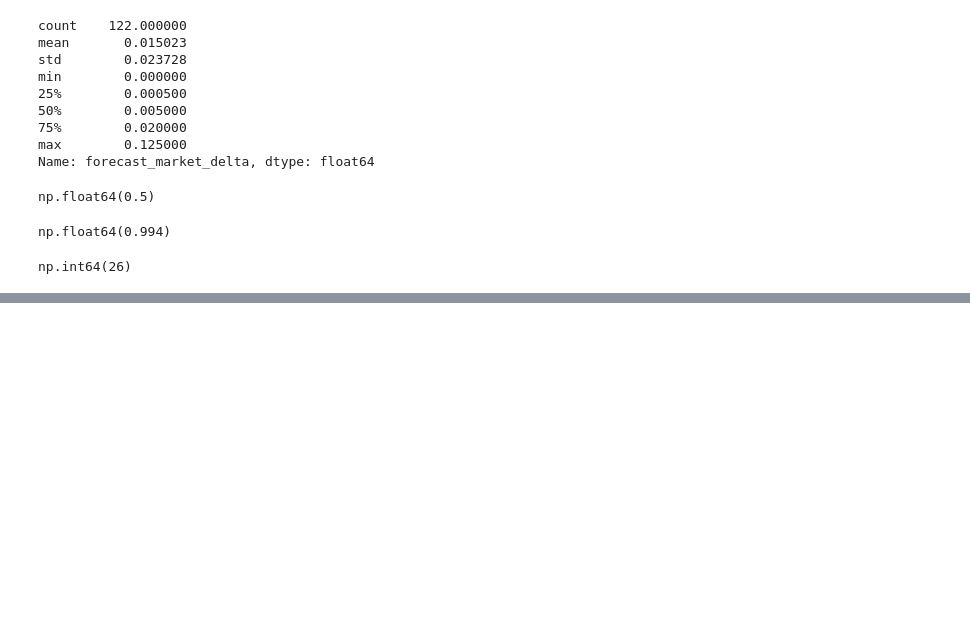
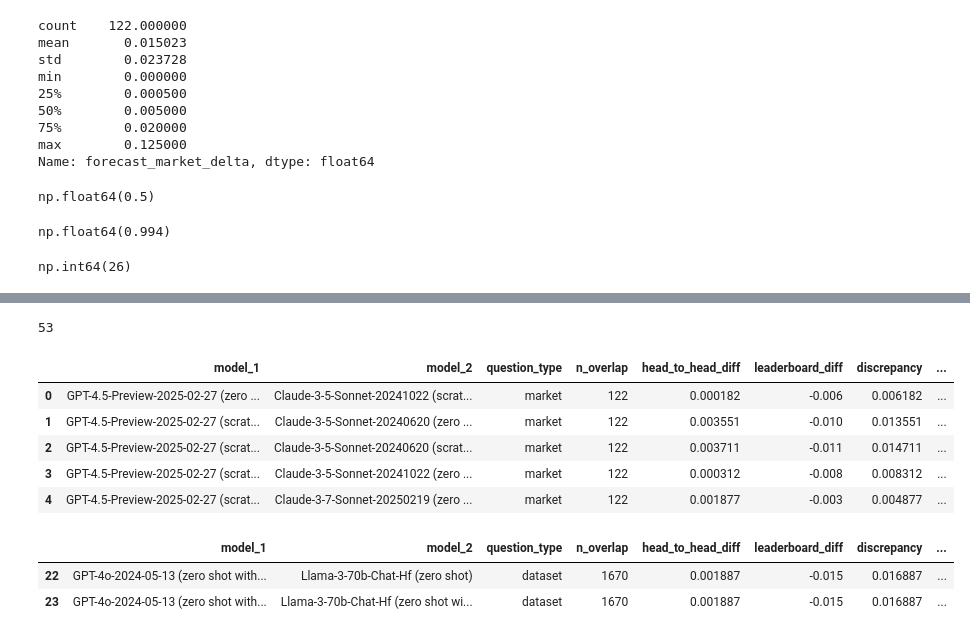
Before and after one commit to forecastingresearch/forecastbench-stability-analysis, a Jupyter notebook: notebooks/blog_post.ipynb, the cells around one changed output, grey strips where cells are left out. Cells and saved outputs as stored; diff of their text form; code cells hidden in the pictures; blank space fills up the shorter version.

```diff
--- a/notebooks/blog_post.ipynb
+++ b/notebooks/blog_post.ipynb
@@ -55,0 +178,23 @@ np.int64(26)
+# %%
+df_market_reversals = get_rank_reversals(df=df,
+                                          df_leaderboard=df_leaderboard,
+                                          question_type="market",
+                                          models=top_models,
+                                          min_overlap=100)
+print(len(df_market_reversals))
+df_market_reversals.head()
+# %% [output]
+53
+|  | model_1 | model_2 | question_type | n_overlap | head_to_head_diff | leaderboard_diff | discrepancy | ... |
+| 0 | GPT-4.5-Preview-2025-02-27 (zero ... | Claude-3-5-Sonnet-20241022 (scrat... | market | 122 | 0.000182 | -0.006 | 0.006182 | ... |
+| 1 | GPT-4.5-Preview-2025-02-27 (scrat... | Claude-3-5-Sonnet-20240620 (zero ... | market | 122 | 0.003551 | -0.010 | 0.013551 | ... |
+| 2 | GPT-4.5-Preview-2025-02-27 (scrat... | Claude-3-5-Sonnet-20240620 (scrat... | market | 122 | 0.003711 | -0.011 | 0.014711 | ... |
+| 3 | GPT-4.5-Preview-2025-02-27 (scrat... | Claude-3-5-Sonnet-20241022 (zero ... | market | 122 | 0.000312 | -0.008 | 0.008312 | ... |
+| 4 | GPT-4.5-Preview-2025-02-27 (scrat... | Claude-3-7-Sonnet-20250219 (zero ... | market | 122 | 0.001877 | -0.003 | 0.004877 | ... |
+# %%
+mask = df_dataset_reversals["discrepancy"] > 0.01
+df_dataset_reversals[mask]
+# %% [output]
+|  | model_1 | model_2 | question_type | n_overlap | head_to_head_diff | leaderboard_diff | discrepancy | ... |
+| 22 | GPT-4o-2024-05-13 (zero shot with... | Llama-3-70b-Chat-Hf (zero shot) | dataset | 1670 | 0.001887 | -0.015 | 0.016887 | ... |
+| 23 | GPT-4o-2024-05-13 (zero shot with... | Llama-3-70b-Chat-Hf (zero shot wi... | dataset | 1670 | 0.001887 | -0.015 | 0.016887 | ... |
```
Also changed, not shown: parts of 8 cells of this notebook.
